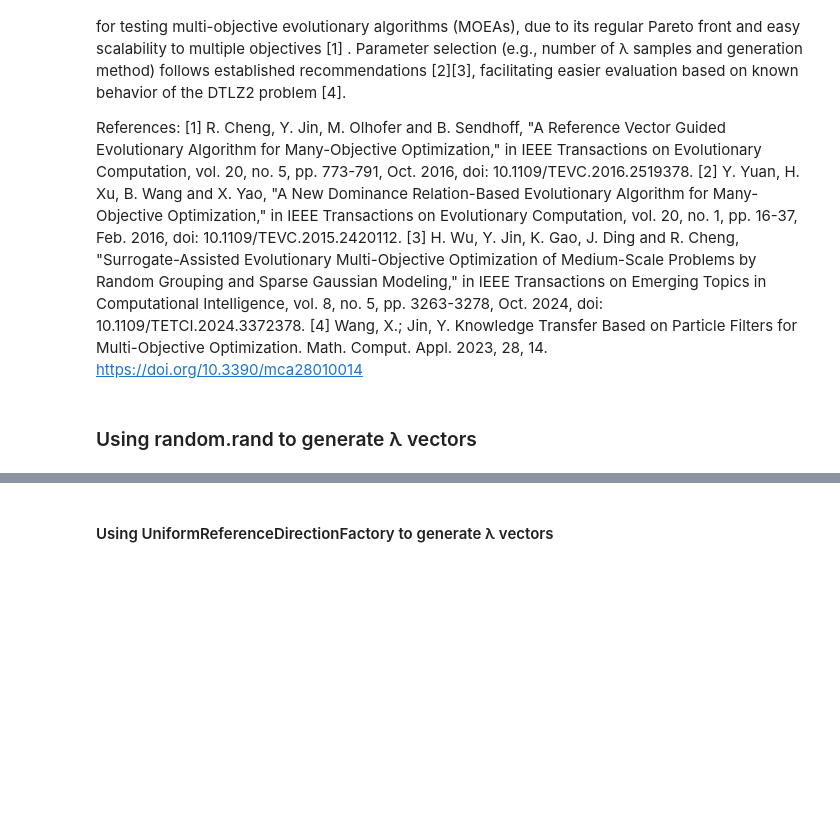
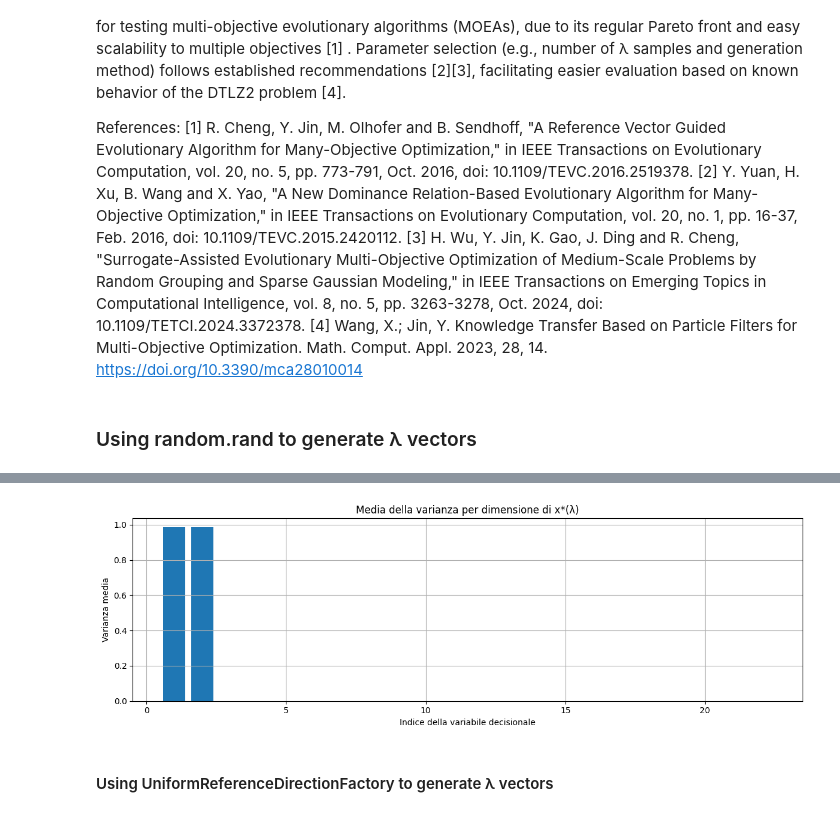
Before and after one commit to horvathcso/Adaptive-Covariance-Estimation-in-Convex-Multi-Objective-Optimization, a Jupyter notebook: dataset.ipynb, the cells around one changed output, grey strips where cells are left out. Saved outputs shown, nothing was run; the diff lists cells and outputs as text; code cells hidden in the pictures; blank space fills up the shorter version.

```diff
--- a/dataset.ipynb
+++ b/dataset.ipynb
@@ -66,0 +154,92 @@ x_star_array = np.array(x_star_list)
+# %%
+import numpy as np
+import pandas as pd
+from scipy.optimize import minimize
+from sklearn.preprocessing import StandardScaler, normalize
+from sklearn.neighbors import NearestNeighbors
+import matplotlib.pyplot as plt
+
+# --- Configurazione problema ---
+n_obj = 3
+n_vars = 22
+problem = DTLZ2(n_var=n_vars, n_obj=n_obj)
+jitter_std = 1e-2
+k_neighbors = 10
+
+# --- Funzione obiettivo scalarizzata ---
+def scalarized_objective(x, lam):
+    f = problem.evaluate(np.array([x]))[0]
+    return np.dot(lam, f)
+
+# --- Caricamento dataset esistente ---
+dataset = pd.read_csv("dtlz2_surrogate_dataset_extended_updated.csv")
+x_star_array = dataset[[col for col in dataset.columns if col.startswith("x_star_")]].values
+
+# --- Espansione ai vertici e bordi ---
+lambda_extreme = np.eye(n_obj)
+lambda_border = []
+for i in range(n_obj):
+    lam = np.random.rand(50, n_obj)
+    lam[:, i] = np.random.uniform(0.9, 1.0, 50)
+    lambda_border.append(normalize(lam, norm='l1', axis=1))
+lambda_border = np.vstack(lambda_border)
+
+lambda_new = np.vstack([lambda_extreme, lambda_border])
+
+# --- Calcolo x*(lambda) ---
+x_star_new, frob_norms, variances, P_vectors = [], [], [], []
+
+nn = NearestNeighbors(n_neighbors=k_neighbors).fit(lambda_new)
+neighbor_indices = nn.kneighbors(lambda_new, return_distance=False)
+
+for lam, idxs in zip(lambda_new, neighbor_indices):
+    res = minimize(scalarized_objective, x0=np.full(n_vars, 0.5), args=(lam,), method='L-BFGS-B', bounds=[(0.0, 1.0)] * n_vars)
+    x_star = res.x
+    x_star_new.append(x_star)
+
+    X_local = np.array([x_star] + [x_star_array[i] for i in idxs])
+    X_local += np.random.normal(0, jitter_std, X_local.shape)
+    X_local = StandardScaler().fit_transform(X_local)
+
+    C = np.cov(X_local.T) + np.eye(n_vars) * 1e-8
+    frob = np.linalg.norm(C, ord='fro')
+    frob_norms.append(frob)
+    var = np.var(X_local, axis=0)
+    variances.append(var)
+    P = np.linalg.cholesky(C)
+    P_vectors.append(P[np.tril_indices_from(P)])
+
+# --- Costruzione dataframe ---
+data_dict = {f"lambda_{i+1}": lambda_new[:, i] for i in range(n_obj)}
+data_dict["frob_norm"] = frob_norms
+for i in range(n_vars):
+    data_dict[f"x_star_{i+1}"] = [x[i] for x in x_star_new]
+    data_dict[f"var_x_star_{i+1}"] = [v[i] for v in variances]
+for i in range(len(P_vectors[0])):
+    data_dict[f"P_vec_{i+1}"] = [p[i] for p in P_vectors]
+data_dict["source"] = ["extreme"] * len(lambda_new)
+
+new_df = pd.DataFrame(data_dict)
+dataset_combined = pd.concat([dataset, new_df], ignore_index=True)
+
+# --- Log1p e Scaling Frobenius ---
+dataset_combined = dataset_combined[(dataset_combined['frob_norm'] > 0.01) & (dataset_combined['frob_norm'] < 8)]
+dataset_combined['frob_log'] = np.log1p(dataset_combined['frob_norm'])
+dataset_combined['frob_scaled'] = StandardScaler().fit_transform(dataset_combined[['frob_log']])
+
+# --- Salvataggio ---
+dataset_combined.to_csv("dtlz2_dataset_expanded_scaled.csv", index=False)
+print("✅ Dataset espanso salvato come 'dtlz2_dataset_expanded_scaled.csv'")
+
+# --- Plot varianza per dimensione ---
+plt.figure(figsize=(12, 4))
+var_matrix = dataset_combined[[col for col in dataset_combined.columns if col.startswith("var_x_star_")]].values
+mean_var = np.mean(var_matrix, axis=0)
+plt.bar(range(1, n_vars + 1), mean_var)
+plt.title("Media della varianza per dimensione di x*(λ)")
+plt.xlabel("Indice della variabile decisionale")
+plt.ylabel("Varianza media")
+plt.grid(True)
+plt.tight_layout()
+plt.show()
+# %% [output]
@@ -67,3 +247,4 @@ x_star_array = np.array(x_star_list)
+[figure, added]
 # %% [markdown]
 #### Using UniformReferenceDirectionFactory to generate λ vectors
 # %%
```
Also changed, not shown: parts of 8 cells of this notebook, 19 other files.
